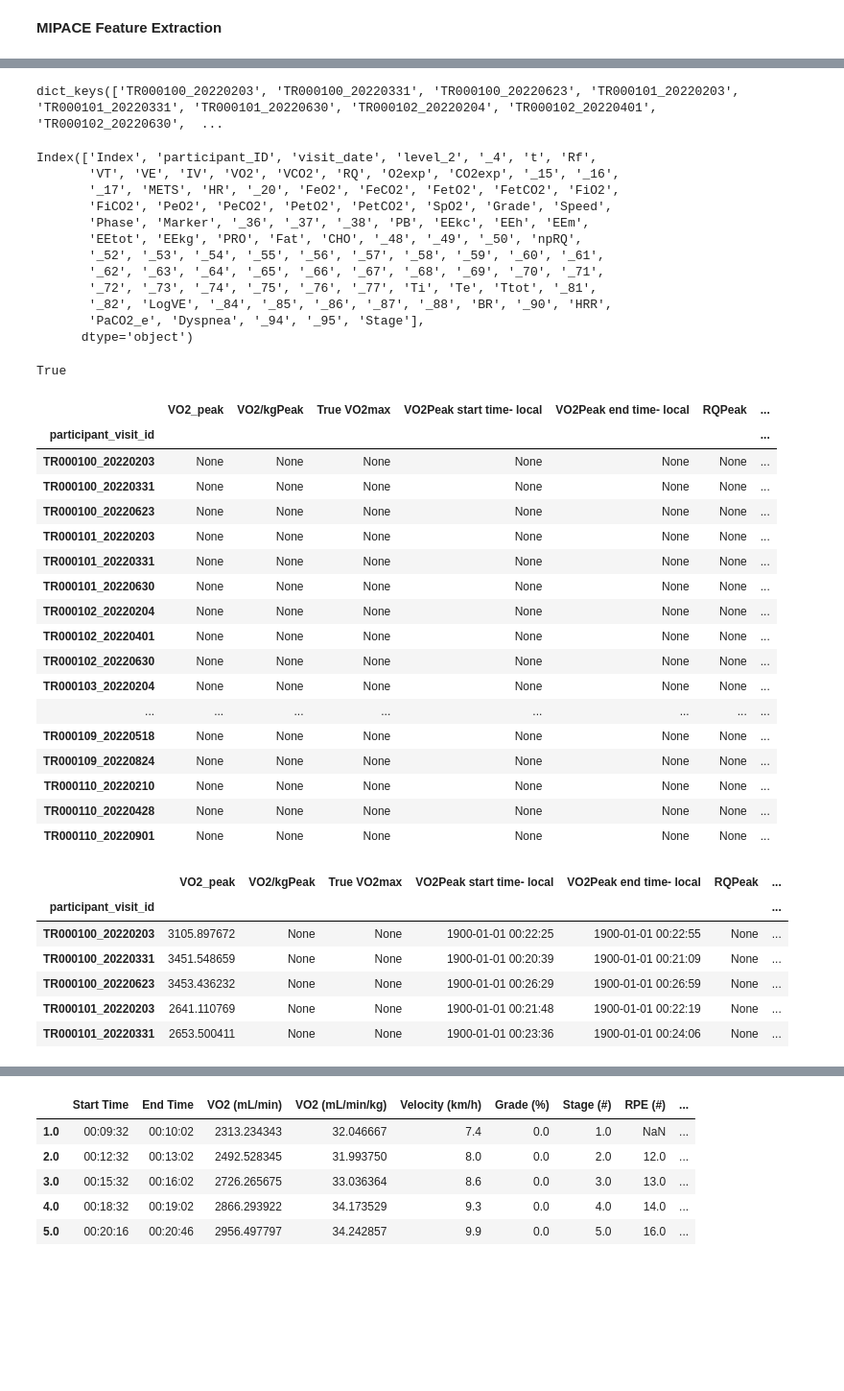
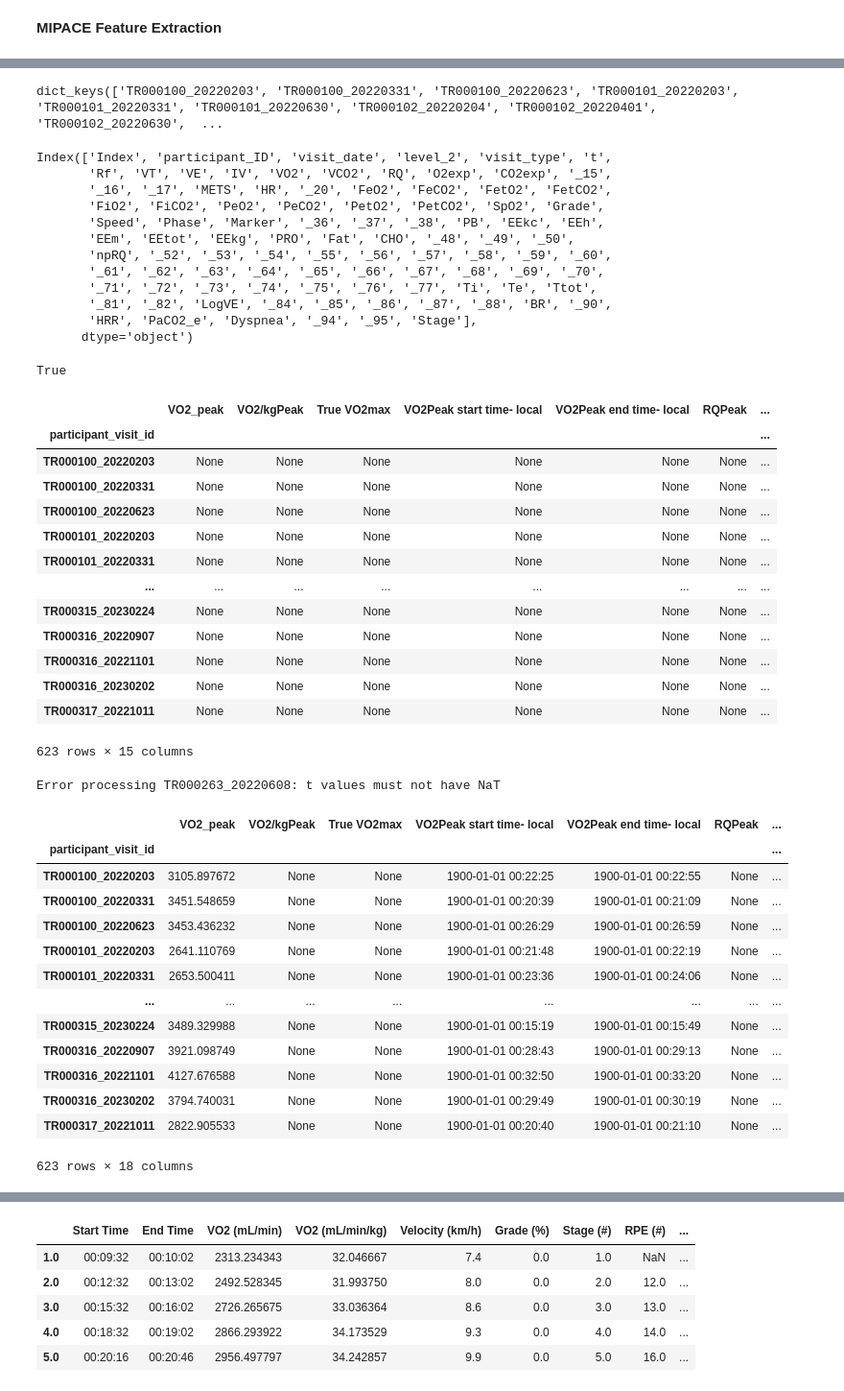
Before and after one commit to myschne/SI485Project, a Jupyter notebook: MIPACEFeatExt.ipynb, the cells around one changed output, grey strips where cells are left out. Shown at 96% size. Cells and saved outputs as stored; diff of their text form; code cells hidden in the pictures; blank space fills up the shorter version.

```diff
--- a/MIPACEFeatExt.ipynb
+++ b/MIPACEFeatExt.ipynb
@@ -19,7 +20,6 @@ for filename in filenames:
     # Extract the filename without the directory and extension
     file_key = os.path.splitext(os.path.basename(filename))[0]
     # Remove '_visit_data' from the filename
-    file_key = file_key.replace("_visit_data", "")
+    file_key = file_key.replace("_MiPACE_visit_data", "")
     # Read the CSV file into a dataframe
     dfs[file_key] = pd.read_csv(filename)
-dfs['TR000100_20220203']
@@ -78,17 +90,17 @@ participant_df = create_dataframe_dictionary(big_frame)
 participant_df['TR000105_20220207'].columns
 # %% [output]
 dict_keys(['TR000100_20220203', 'TR000100_20220331', 'TR000100_20220623', 'TR000101_20220203', 'TR000101_20220331', 'TR000101_20220630', 'TR000102_20220204', 'TR000102_20220401', 'TR000102_20220630',  ...
-Index(['Index', 'participant_ID', 'visit_date', 'level_2', '_4', 't', 'Rf',
-       'VT', 'VE', 'IV', 'VO2', 'VCO2', 'RQ', 'O2exp', 'CO2exp', '_15', '_16',
-       '_17', 'METS', 'HR', '_20', 'FeO2', 'FeCO2', 'FetO2', 'FetCO2', 'FiO2',
-       'FiCO2', 'PeO2', 'PeCO2', 'PetO2', 'PetCO2', 'SpO2', 'Grade', 'Speed',
-       'Phase', 'Marker', '_36', '_37', '_38', 'PB', 'EEkc', 'EEh', 'EEm',
-       'EEtot', 'EEkg', 'PRO', 'Fat', 'CHO', '_48', '_49', '_50', 'npRQ',
-       '_52', '_53', '_54', '_55', '_56', '_57', '_58', '_59', '_60', '_61',
-       '_62', '_63', '_64', '_65', '_66', '_67', '_68', '_69', '_70', '_71',
-       '_72', '_73', '_74', '_75', '_76', '_77', 'Ti', 'Te', 'Ttot', '_81',
-       '_82', 'LogVE', '_84', '_85', '_86', '_87', '_88', 'BR', '_90', 'HRR',
-       'PaCO2_e', 'Dyspnea', '_94', '_95', 'Stage'],
+Index(['Index', 'participant_ID', 'visit_date', 'level_2', 'visit_type', 't',
+       'Rf', 'VT', 'VE', 'IV', 'VO2', 'VCO2', 'RQ', 'O2exp', 'CO2exp', '_15',
+       '_16', '_17', 'METS', 'HR', '_20', 'FeO2', 'FeCO2', 'FetO2', 'FetCO2',
+       'FiO2', 'FiCO2', 'PeO2', 'PeCO2', 'PetO2', 'PetCO2', 'SpO2', 'Grade',
+       'Speed', 'Phase', 'Marker', '_36', '_37', '_38', 'PB', 'EEkc', 'EEh',
+       'EEm', 'EEtot', 'EEkg', 'PRO', 'Fat', 'CHO', '_48', '_49', '_50',
+       'npRQ', '_52', '_53', '_54', '_55', '_56', '_57', '_58', '_59', '_60',
+       '_61', '_62', '_63', '_64', '_65', '_66', '_67', '_68', '_69', '_70',
+       '_71', '_72', '_73', '_74', '_75', '_76', '_77', 'Ti', 'Te', 'Ttot',
+       '_81', '_82', 'LogVE', '_84', '_85', '_86', '_87', '_88', 'BR', '_90',
+       'HRR', 'PaCO2_e', 'Dyspnea', '_94', '_95', 'Stage'],
       dtype='object')
 # %%
 def test_keys(df_dictionary):
@@ -139,17 +151,13 @@ VO2_outcome_df
 | TR000100_20220623 | None | None | None | None | None | None | ... |
 | TR000101_20220203 | None | None | None | None | None | None | ... |
 | TR000101_20220331 | None | None | None | None | None | None | ... |
-| TR000101_20220630 | None | None | None | None | None | None | ... |
-| TR000102_20220204 | None | None | None | None | None | None | ... |
-| TR000102_20220401 | None | None | None | None | None | None | ... |
-| TR000102_20220630 | None | None | None | None | None | None | ... |
-| TR000103_20220204 | None | None | None | None | None | None | ... |
 | ... | ... | ... | ... | ... | ... | ... | ... |
-| TR000109_20220518 | None | None | None | None | None | None | ... |
-| TR000109_20220824 | None | None | None | None | None | None | ... |
-| TR000110_20220210 | None | None | None | None | None | None | ... |
-| TR000110_20220428 | None | None | None | None | None | None | ... |
-| TR000110_20220901 | None | None | None | None | None | None | ... |
+| TR000315_20230224 | None | None | None | None | None | None | ... |
+| TR000316_20220907 | None | None | None | None | None | None | ... |
+| TR000316_20221101 | None | None | None | None | None | None | ... |
+| TR000316_20230202 | None | None | None | None | None | None | ... |
+| TR000317_20221011 | None | None | None | None | None | None | ... |
+623 rows × 15 columns
 # %%
 # Get Visit Number
 VO2_outcome_df['ID'] = VO2_outcome_df.index.str.split('_').str[0]
@@ -179,32 +187,44 @@ def get_VO2_peak_and_time(id, test_df, VO2_outcome_df):
     # Compute a 30-second rolling average of VO2 values based on time column 't'
     rolling_avg = test_df.rolling('30s', on='t')['VO2'].mean()
     # Identify the maximum rolling average VO2 value
     max_avg = rolling_avg.max()
     # Find the index corresponding to the maximum rolling average (end of peak period)
     end_index = rolling_avg.idxmax()
     # Retrieve the timestamp corresponding to the end of the VO2 peak period
     end_time = test_df.loc[end_index, 't']
     # Find the start index of the 30-second peak window
     start_index = test_df.loc[test_df['t'] <= end_time - pd.Timedelta(seconds=30)].index[-1]
     # Retrieve the timestamp corresponding to the start of the VO2 peak period
     start_time = test_df.loc[start_index, 't']
     # Store the peak VO2 value and its corresponding start and end times in the output DataFrame
     VO2_outcome_df.loc[id, 'VO2_peak'] = max_avg
     VO2_outcome_df.loc[id, 'VO2Peak start time- local'] = start_time
     VO2_outcome_df.loc[id, 'VO2Peak end time- local'] = end_time
     return
 
 # Iterate through each participant's data and compute their VO2 peak values
 for id, df in participant_df.items():
-    get_VO2_peak_and_time(id, df, VO2_outcome_df)
+    try:
+        get_VO2_peak_and_time(id, df, VO2_outcome_df)
+    except Exception as e:
+        print(f"Error processing {id}: {e}")
+        continue
 
 # Display the first few rows of the results DataFrame
-VO2_outcome_df.head()
+VO2_outcome_df
 # %% [output]
+Error processing TR000263_20220608: t values must not have NaT
 |  | VO2_peak | VO2/kgPeak | True VO2max | VO2Peak start time- local | VO2Peak end time- local | RQPeak | ... |
 | participant_visit_id |  |  |  |  |  |  | ... |
 | TR000100_20220203 | 3105.897672 | None | None | 1900-01-01 00:22:25 | 1900-01-01 00:22:55 | None | ... |
 | TR000100_20220331 | 3451.548659 | None | None | 1900-01-01 00:20:39 | 1900-01-01 00:21:09 | None | ... |
 | TR000100_20220623 | 3453.436232 | None | None | 1900-01-01 00:26:29 | 1900-01-01 00:26:59 | None | ... |
 | TR000101_20220203 | 2641.110769 | None | None | 1900-01-01 00:21:48 | 1900-01-01 00:22:19 | None | ... |
 | TR000101_20220331 | 2653.500411 | None | None | 1900-01-01 00:23:36 | 1900-01-01 00:24:06 | None | ... |
+| ... | ... | ... | ... | ... | ... | ... | ... |
+| TR000315_20230224 | 3489.329988 | None | None | 1900-01-01 00:15:19 | 1900-01-01 00:15:49 | None | ... |
+| TR000316_20220907 | 3921.098749 | None | None | 1900-01-01 00:28:43 | 1900-01-01 00:29:13 | None | ... |
+| TR000316_20221101 | 4127.676588 | None | None | 1900-01-01 00:32:50 | 1900-01-01 00:33:20 | None | ... |
+| TR000316_20230202 | 3794.740031 | None | None | 1900-01-01 00:29:49 | 1900-01-01 00:30:19 | None | ... |
+| TR000317_20221011 | 2822.905533 | None | None | 1900-01-01 00:20:40 | 1900-01-01 00:21:10 | None | ... |
+623 rows × 18 columns
```
Also changed, not shown: parts of 8 cells of this notebook.
